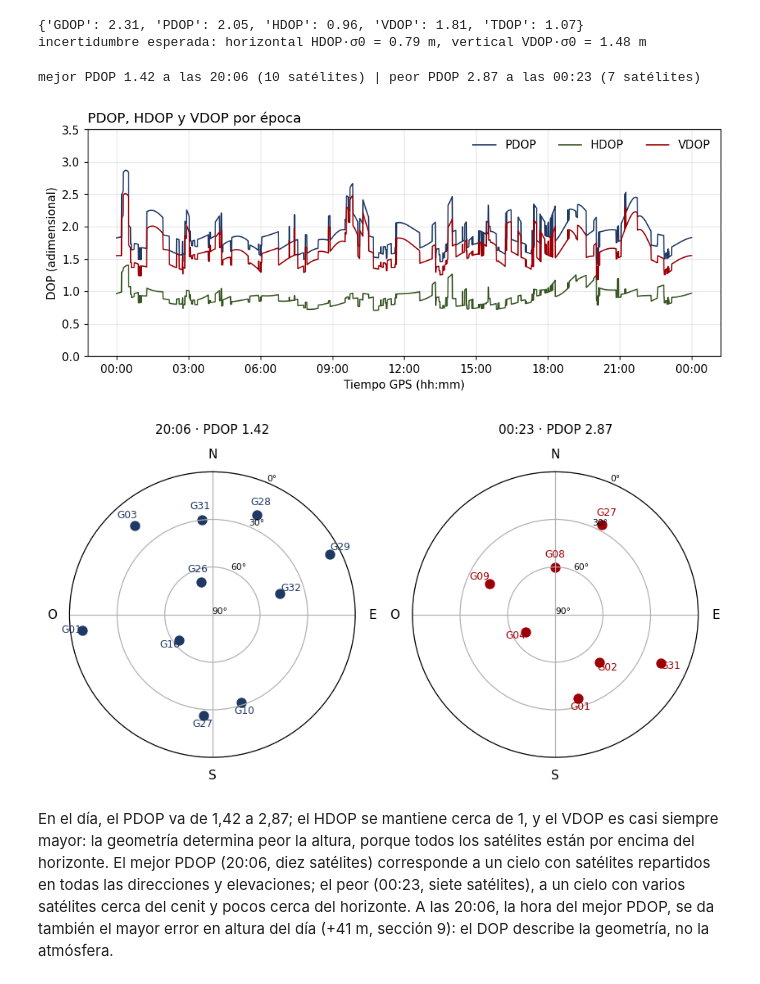
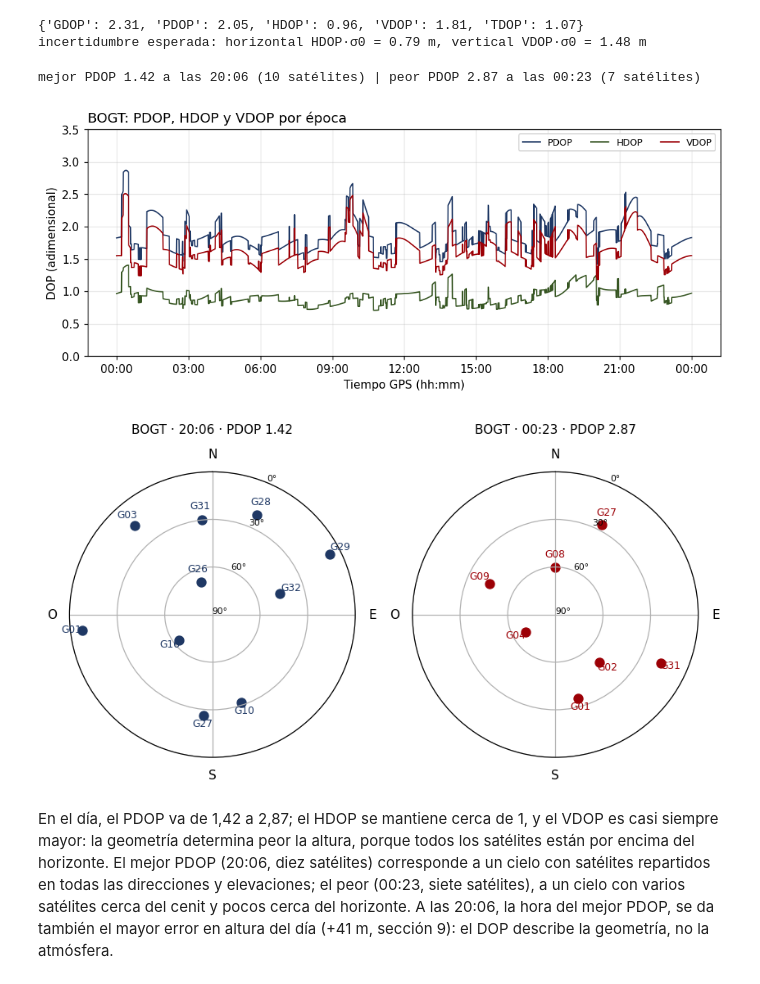
Before and after one commit to jdavidortega/Geographic_Data_Science_with_Python, a Jupyter notebook: Geospatial/gnss_estimacion_posicion.ipynb, the cells around one changed output. Cells and saved outputs as stored; diff of their text form; code cells hidden in the pictures.

```diff
--- a/Geospatial/gnss_estimacion_posicion.ipynb
+++ b/Geospatial/gnss_estimacion_posicion.ipynb
@@ -380,11 +398,14 @@ t
 t
 2026-09-15 15:35:30  5302822.2           15
 # %%
-t_mala = malas.index[0]
-g = D[D.t == t_mala]
-r_geom = np.linalg.norm(g[["xs", "ys", "zs"]].values - rx, axis=1)     # distancia geométrica desde la posición de referencia
-res = g.P1.values + C * g.dts.values - r_geom                          # P1 + c·δtˢ − r: el residuo de gnss_pseudodistancia (sección 7)
-print(pd.DataFrame({"sv": g.sv, "P1 (km)": g.P1 / 1e3, "P1 + c·δtˢ − r (km)": res / 1e3}).round(1).to_string(index=False))
-print("\nUna pseudodistancia de 5 353 km es imposible (los satélites GPS están entre 20 000 y 26 000 km): esa época se descarta.")
+for t_mala in malas.index:
+    g = D[D.t == t_mala]
+    r_geom = np.linalg.norm(g[["xs", "ys", "zs"]].values - rx, axis=1)     # distancia geométrica desde la posición de referencia
+    res = g.P1.values + C * g.dts.values - r_geom                          # P1 + c·δtˢ − r: el residuo de gnss_pseudodistancia (sección 7)
+    print(t_mala)
+    print(pd.DataFrame({"sv": g.sv, "P1 (km)": g.P1 / 1e3, "P1 + c·δtˢ − r (km)": res / 1e3}).round(1).to_string(index=False))
+    for _, m in g[(g.P1 < 1.9e7) | (g.P1 > 2.7e7)].iterrows():              # fuera del rango posible para un satélite GPS
+        print(f"\n{m.sv}: una pseudodistancia de {m.P1/1e3:,.0f} km es imposible (los satélites GPS están entre 20 000 y 26 000 km): esa época se descarta.".replace(",", " "))
+epocas_malas = set(malas.index)                   # se excluyen también en las secciones 10 y 12
 sol = sol[sol.sigma0 <= 100]
 # %% [output]
@@ -428,9 +450,11 @@ axs[1].grid(alpha=0.3);
 # %%
-# por qué la altura sale arriba: la época de las 12:00, resuelta con un retardo simulado en lugar de las medidas
+# por qué la altura sale arriba: la época de trabajo, resuelta con un retardo simulado en lugar de las medidas
+# retardo troposférico en el cenit: unos 2,3 m a nivel del mar, menos en una estación alta (la presión cae con escala de unos 8 km)
+T_cenit = 2.3 * np.exp(-h_est / 8000)
 el_, az_ = np.radians(ep.el.values), np.radians(ep.az.values)
 H = np.c_[-np.cos(el_) * np.sin(az_), -np.cos(el_) * np.cos(az_), -np.sin(el_), np.ones(n)]   # matriz de diseño en E, N, U y reloj
 for nombre, retardo in [("igual en todos los satélites, 5 m", np.full(n, 5.0)),
-                        ("troposférico, 2,3 m / sen(elevación)", 2.3 / np.sin(el_))]:
+                        (f"troposférico, {T_cenit:.1f} m / sin(elevación)".replace(".", ","), T_cenit / np.sin(el_))]:
     dE, dN, dU, d_reloj = np.linalg.lstsq(H, retardo, rcond=None)[0]
     print(f"retardo {nombre:<38} -> E {dE:+.2f}  N {dN:+.2f}  U {dU:+.2f}  c·δt_R {d_reloj:+.2f} m")
 # %% [output]
@@ -451,7 +475,7 @@ Agrupando los residuos posteriores al ajuste de todas las soluciones del día po
 # %%
 res_el = []                                        # pares (elevación, residuo posterior al ajuste) de todas las soluciones del día
 for t, g in D.groupby("t"):
-    if len(g) < 5 or t == t_mala:
+    if len(g) < 5 or t in epocas_malas:            # con 4 satélites la solución es exacta y los residuos valen cero
         continue
     S_ = g[["xs", "ys", "zs"]].values
     P_ = g.P1.values + C * g.dts.values
@@ -465,14 +489,14 @@ franja = np.digitize(res_el[:, 0], bins)
 sd = [res_el[franja == i, 1].std() if (franja == i).sum() > 20 else np.nan for i in range(1, len(bins))]
 
 fig, ax = plt.subplots(figsize=(8, 3.8))
-ax.scatter(res_el[:, 0], res_el[:, 1], s=2, color=AZUL, alpha=0.2)
+ax.scatter(res_el[:, 0], res_el[:, 1], s=2, color=VERDE, alpha=0.2)
 ax.plot(bins[:-1] + 5, sd, "o-", color=ROJO, label="desviación típica por franja de 10°")
 ax.plot(bins[:-1] + 5, -np.array(sd), "o-", color=ROJO)
 ax.set_ylim(-8, 8)
 ax.set_xlabel("Elevación (°)")
 ax.set_ylabel("Residuo posterior al ajuste v (m)")
-ax.set_title("Residuos de todas las soluciones del día frente a la elevación", loc="left")
-ax.legend(frameon=False)
+ax.set_title(f"{ESTACION[:4]}: residuos de todas las soluciones del día frente a la elevación", loc="left")
+ax.legend(fontsize=8)
 ax.grid(alpha=0.3)
 print("desviación típica del residuo por franja de elevación (m):", {f"{b}-{b+10}°": round(float(s), 2) for b, s in zip(bins[:-1], sd)});
 # %% [output]
@@ -484,12 +508,12 @@ Cada punto es el residuo posterior al ajuste de un satélite en una época, y la
 W = np.diag(np.sin(np.radians(ep.el.values)) ** 2)      # matriz de pesos: sen²(elevación) en la diagonal
 xw, Aw, vw, Qw, hw = resolver(S, P, W=W)
 print("pesos:", dict(zip(ep.sv, np.diag(W).round(2).tolist())))
-print(f"error 12:00 sin pesos: {enu(x).round(2)} m | con pesos sen²(el): {enu(xw).round(2)} m")
+print(f"error {HORA} sin pesos: {enu(x).round(2)} m | con pesos sin²(el): {enu(xw).round(2)} m")
 
 # lo mismo en todo el día
 filas = []
 for t, g in D.groupby("t"):
-    if len(g) < 4 or t == t_mala:
+    if len(g) < 4 or t in epocas_malas:
         continue
     S_ = g[["xs", "ys", "zs"]].values
     P_ = g.P1.values + C * g.dts.values
@@ -583,32 +607,32 @@ incertidumbre esperada: horizontal HDOP·σ0 = 0.79 m, vertical VDOP·σ0 = 1.48
 # %%
 # el DOP solo necesita la geometría: se calcula con A en la posición de referencia, sin resolver nada
 filas = []
 for t, g in D.groupby("t"):
-    if len(g) < 4 or t == t_mala:
+    if len(g) < 4 or t in epocas_malas:
         continue
     A_, _ = diseno(np.r_[rx, 0.0], g[["xs", "ys", "zs"]].values, g.P1.values)
     d_ = dops(np.linalg.inv(A_.T @ A_))
     d_["t"] = t
     d_["n"] = len(g)
     filas.append(d_)
 dop = pd.DataFrame(filas).set_index("t")
 
 fig, ax = plt.subplots(figsize=(10, 3.6))
 for nombre, color in [("PDOP", AZUL), ("HDOP", VERDE), ("VDOP", ROJO)]:
     ax.plot(dop.index, dop[nombre], lw=1.1, label=nombre, color=color)
 ax.xaxis.set_major_formatter(mdates.DateFormatter("%H:%M"))
 ax.set_ylim(0, 3.5)
 ax.set_xlabel("Tiempo GPS (hh:mm)")
 ax.set_ylabel("DOP (adimensional)")
-ax.legend(ncol=3, frameon=False)
+ax.legend(ncol=3, fontsize=8)
 ax.grid(alpha=0.3)
-ax.set_title("PDOP, HDOP y VDOP por época", loc="left")
+ax.set_title(f"{ESTACION[:4]}: PDOP, HDOP y VDOP por época", loc="left")
 
 t_mejor, t_peor = dop.PDOP.idxmin(), dop.PDOP.idxmax()
 print(f"mejor PDOP {dop.PDOP.min():.2f} a las {t_mejor.strftime('%H:%M')} ({dop.loc[t_mejor, 'n']} satélites) | peor PDOP {dop.PDOP.max():.2f} a las {t_peor.strftime('%H:%M')} ({dop.loc[t_peor, 'n']} satélites)")
 # %% [output]
 mejor PDOP 1.42 a las 20:06 (10 satélites) | peor PDOP 2.87 a las 00:23 (7 satélites)
-[figure, old version]
+[figure, new version]
 # %%
 def cielo(ax, g, color, titulo):
     """Dibuja el cielo (acimut y elevación) de los satélites de una época en un eje polar."""
@@ -624,9 +648,9 @@ def cielo(ax, g, color, titulo):
 
 fig = plt.figure(figsize=(9, 4.3))
 for k, (t_, color) in enumerate([(t_mejor, AZUL), (t_peor, ROJO)]):
-    cielo(fig.add_subplot(1, 2, k + 1, projection="polar"), D[D.t == t_], color, f"{t_.strftime('%H:%M')} · PDOP {dop.loc[t_, 'PDOP']:.2f}")
+    cielo(fig.add_subplot(1, 2, k + 1, projection="polar"), D[D.t == t_], color, f"{ESTACION[:4]} · {t_.strftime('%H:%M')} · PDOP {dop.loc[t_, 'PDOP']:.2f}")
 # %% [output]
-[figure, old version]
+[figure, new version]
 # %% [markdown]
 En el día, el PDOP va de 1,42 a 2,87; el HDOP se mantiene cerca de 1, y el VDOP es casi siempre mayor: la geometría determina peor la altura, porque todos los satélites están por encima del horizonte. El mejor PDOP (20:06, diez satélites) corresponde a un cielo con satélites repartidos en todas las direcciones y elevaciones; el peor (00:23, siete satélites), a un cielo con varios satélites cerca del cenit y pocos cerca del horizonte. A las 20:06, la hora del mejor PDOP, se da también el mayor error en altura del día (+41 m, sección 9): el DOP describe la geometría, no la atmósfera.
 # %% [markdown]
```
Also changed, not shown: parts of 21 cells of this notebook, 1 other file.
